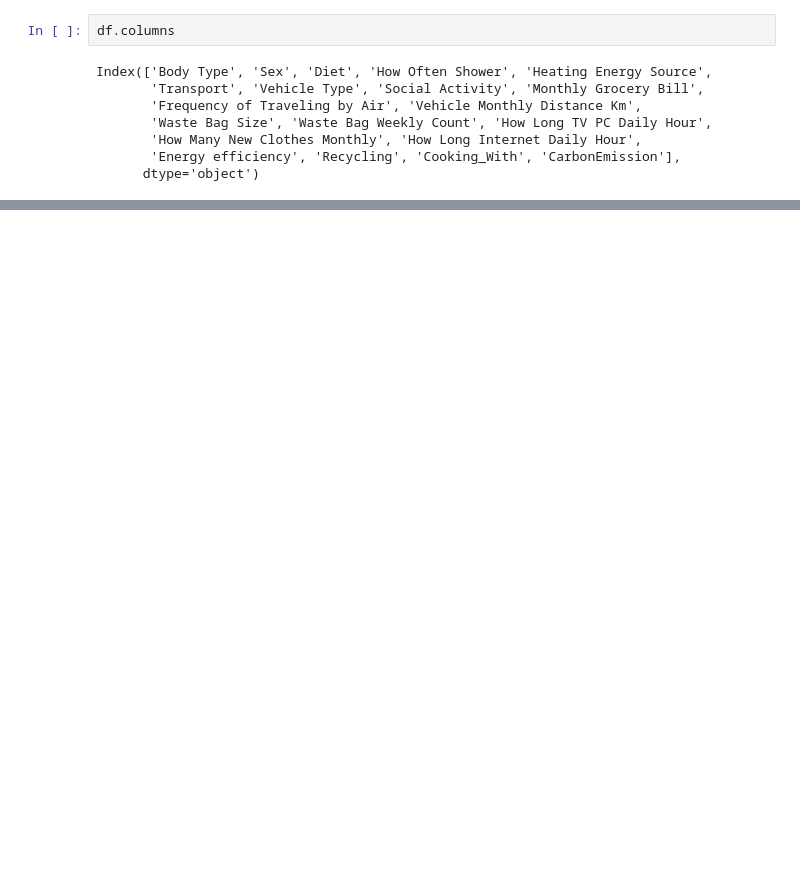
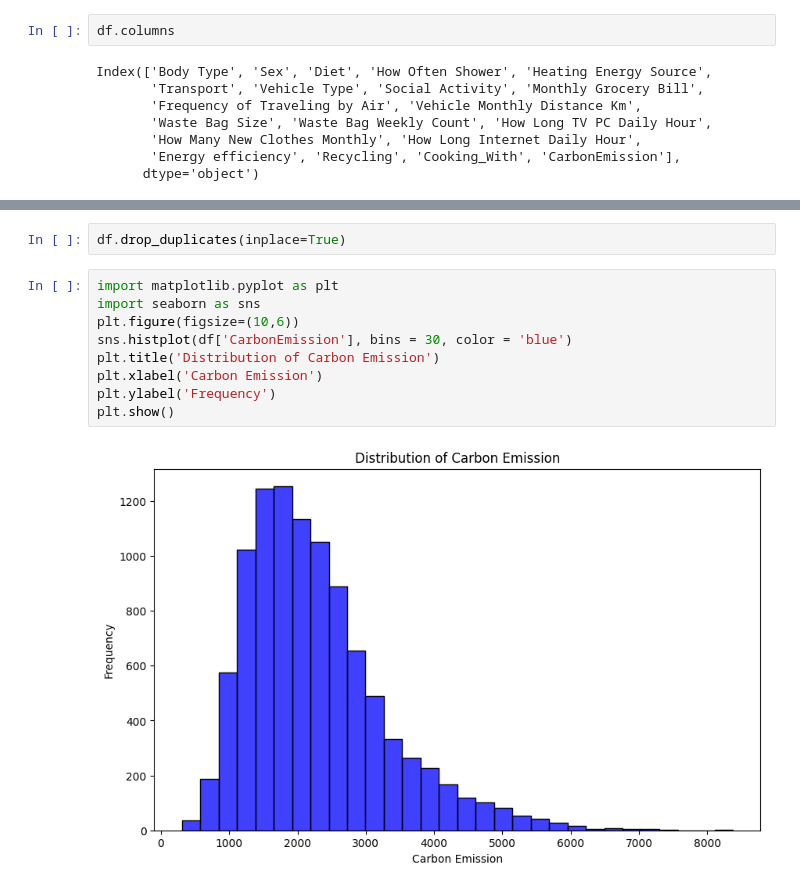
Before and after one commit to JayaSaiKishore7/MachineLearningModels, a Jupyter notebook: EcoCarbon.ipynb, the cells around one changed output, grey strips where cells are left out. Saved outputs shown, nothing was run; the diff lists cells and outputs as text; blank space fills up the shorter version.

Commit message:
DataVisualization

```diff
--- a/EcoCarbon.ipynb
+++ b/EcoCarbon.ipynb
@@ -89,0 +136,13 @@ Index(['Body Type', 'Sex', 'Diet', 'How Often Shower', 'Heating Energy Source',
+# %%
+df.drop_duplicates(inplace=True)
+# %%
+import matplotlib.pyplot as plt
+import seaborn as sns
+plt.figure(figsize=(10,6))
+sns.histplot(df['CarbonEmission'], bins = 30, color = 'blue')
+plt.title('Distribution of Carbon Emission')
+plt.xlabel('Carbon Emission')
+plt.ylabel('Frequency')
+plt.show()
+# %% [output]
+[figure, added]
```
Also changed, not shown: parts of 10 cells of this notebook.
